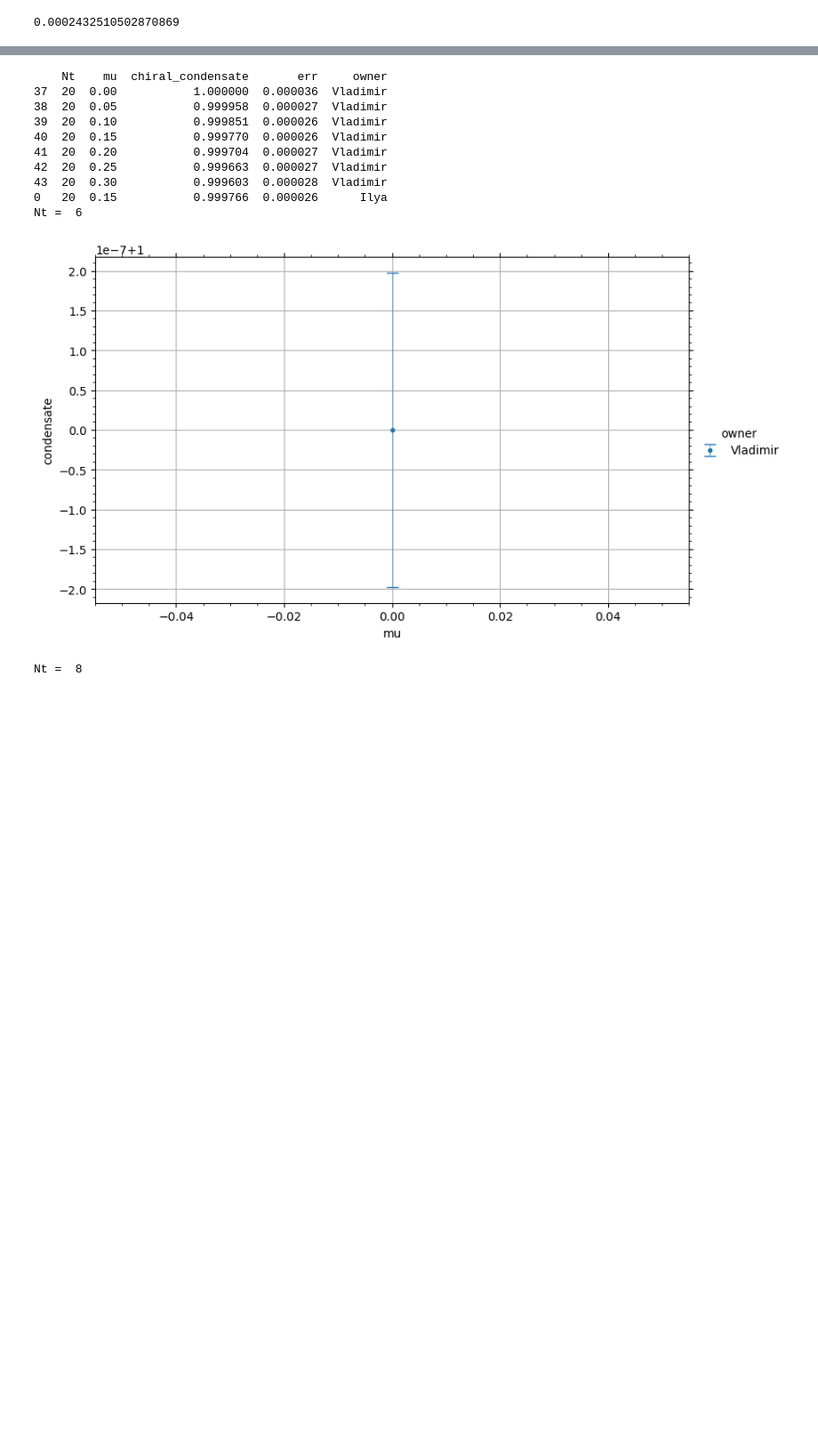
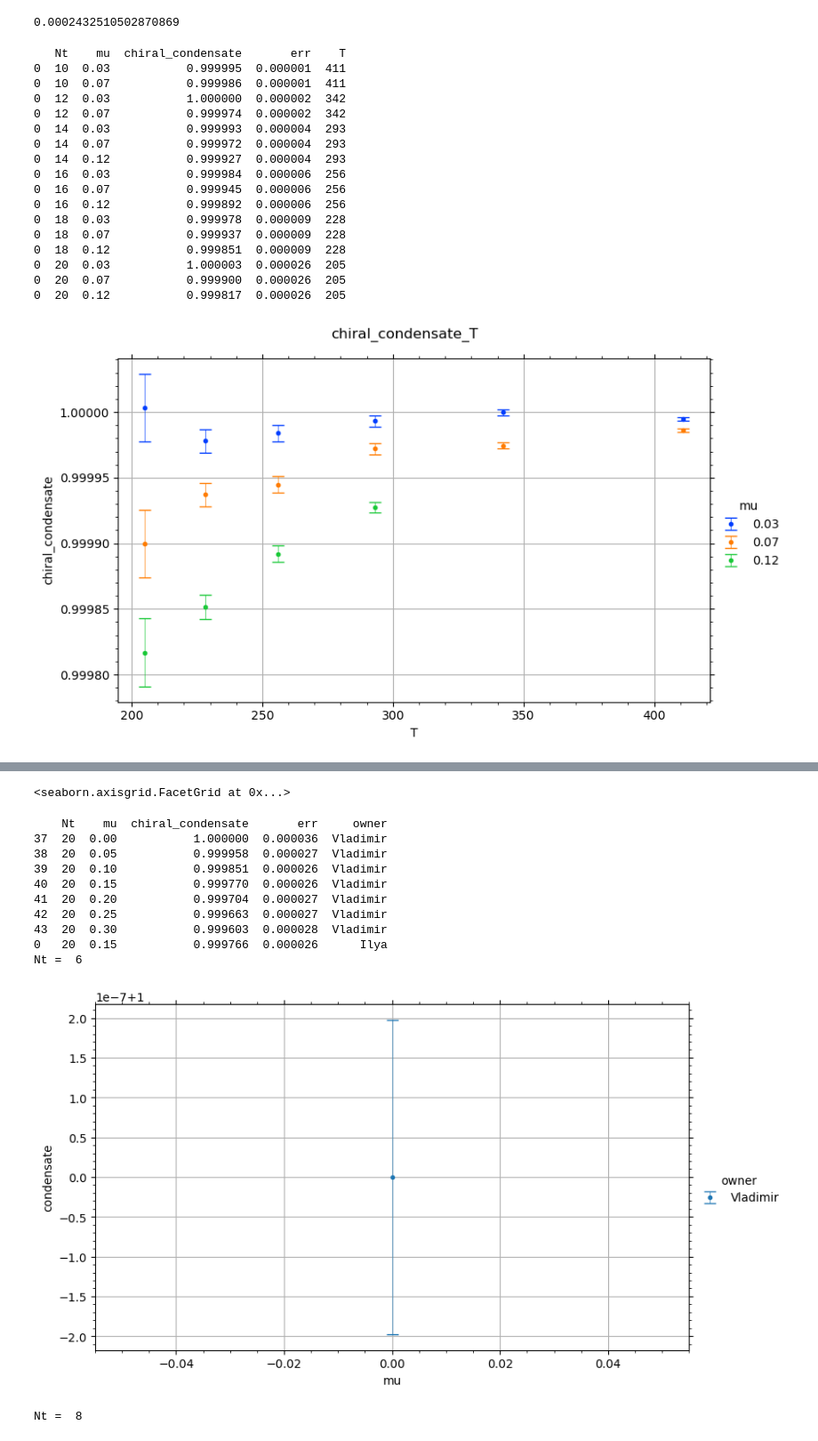
Before and after one commit to ilyakudrov/observables, a Jupyter notebook: python_jupyter/chiral_condensate/chiral_condensate.ipynb, the cells around one changed output, grey strips where cells are left out. Shown at 89% size. Drawn from its saved outputs; the diff is of its cells as text; code cells hidden in the pictures; blank space fills up the shorter version.

```diff
--- a/python_jupyter/chiral_condensate/chiral_condensate.ipynb
+++ b/python_jupyter/chiral_condensate/chiral_condensate.ipynb
@@ -23,6 +23,13 @@ a = 0.048 * fm_to_GeV / 1000
 print(a)
 # %% [output]
 0.0002432510502870869
+# %%
+def parse_lattice_sizes(lattice_name):
+    splited = lattice_name.split('_')
+    return int(splited[0][2:]), int(splited[1][2:])
+
+def parse_mu_value(mu_name):
+    return float(mu_name[6:])
 # %%
 def collect_condensates(params):
     df1 = []
@@ -36,9 +43,9 @@ def renormalize(df, observable_name):
     if(len(df[df['mu'] == 0][observable_name].to_numpy()) != 0):
         mu_zero = df[df['mu'] == 0][observable_name].to_numpy()[0]
         mu_err_zero = df[df['mu'] == 0]['err'].to_numpy()[0]
-    elif (len(df[df['mu'] == 0.05][observable_name].to_numpy()) != 0):
-        mu_zero = df[df['mu'] == 0.05][observable_name].to_numpy()[0]
-        mu_err_zero = df[df['mu'] == 0.05]['err'].to_numpy()[0]
+    elif (len(df[df['mu'] == 0.03][observable_name].to_numpy()) != 0):
+        mu_zero = df[df['mu'] == 0.03][observable_name].to_numpy()[0]
+        mu_err_zero = df[df['mu'] == 0.03]['err'].to_numpy()[0]
     else:
         mu_zero = 0
         mu_err_zero = 0
@@ -92,3 +99,48 @@ def get_func_value(df, func, x_val, param_names):
     fit_params = df.iloc[0][param_names].values
     y = func(x_val, *fit_params)
     return pd.DataFrame({'value': [y]})
+# %%
+df = []
+for lattice_size in ['Nt10_Ns32', 'Nt12_Ns32', 'Nt14_Ns32', 'Nt16_Ns32', 'Nt18_Ns32', 'Nt20_Ns32']:
+    for mu in ['mua_re0.03', 'mua_re0.07', 'mua_re0.12']:
+        file_path = f'../../result/condensates_vladimir_data/su2/qc2dstag/{lattice_size}/beta1.75/{mu}/rho0.15_ma0.0075_lambda0.00075/condensates_original.csv'
+        if (os.path.isfile(file_path)):
+            df.append(pd.read_csv(file_path))
+            Nt, Ns = parse_lattice_sizes(lattice_size)
+            mu_num = parse_mu_value(mu)
+            df[-1]['Nt'] = Nt
+            df[-1]['Ns'] = Ns
+            df[-1]['mu'] = mu_num
+
+df = pd.concat(df)
+df = df.rename({'err_chiral': 'err'}, axis=1)
+df = df[['Nt', 'mu', 'chiral_condensate', 'err']]
+df1 = pd.read_csv('../../result/vladimir_data/ChiralCond.txt', header=0, names=['Nt', 'mu', 'chiral_condensate', 'err', 'itime', 'fs', 'W', 's', 'iconf'], delimiter=' ', skipinitialspace=True, comment='#')
+df1 = df1[['Nt', 'mu', 'chiral_condensate', 'err']]
+df = pd.concat([df, df1])
+df['T'] = np.int32(1 / (df['Nt'] * a))
+df = df.groupby(['Nt']).apply(renormalize, 'chiral_condensate', include_groups=False).reset_index(level=['Nt'])
+df = df[df['mu'].isin([0.03, 0.07, 0.12])]
+print(df.to_string())
+plots.plot_potential_single(df, 'T', 'chiral_condensate', 'mu', 'T', 'chiral_condensate', 'chiral_condensate_T', '../../images/qc2dstag/chiral_condensate', 'chiral_condensate_T', True, err='err')
+plots.plot_potential_single(df, 'mu', 'chiral_condensate', 'T', 'mu', 'chiral_condensate', 'chiral_condensate_mu', '../../images/qc2dstag/chiral_condensate', 'chiral_condensate_mu', True, err='err')
+# df.groupby(['Nt']).apply(plot_chiral_condensate_nt, 'chiral_condensate', 'mu', 'Nt', '../../images/qc2dstag/chiral_condensate', 'chiral_condensate_Nt', include_groups=False)
+# %% [output]
+   Nt    mu  chiral_condensate       err    T
+0  10  0.03           0.999995  0.000001  411
+0  10  0.07           0.999986  0.000001  411
+0  12  0.03           1.000000  0.000002  342
+0  12  0.07           0.999974  0.000002  342
+0  14  0.03           0.999993  0.000004  293
+0  14  0.07           0.999972  0.000004  293
+0  14  0.12           0.999927  0.000004  293
+0  16  0.03           0.999984  0.000006  256
+0  16  0.07           0.999945  0.000006  256
+0  16  0.12           0.999892  0.000006  256
+0  18  0.03           0.999978  0.000009  228
+0  18  0.07           0.999937  0.000009  228
+0  18  0.12           0.999851  0.000009  228
+0  20  0.03           1.000003  0.000026  205
+0  20  0.07           0.999900  0.000026  205
+0  20  0.12           0.999817  0.000026  205
+[figure, added]
@@ -95,3 +148,4 @@ def get_func_value(df, func, x_val, param_names):
+<seaborn.axisgrid.FacetGrid at 0x...>
 # %%
 df = pd.read_csv('../../result/vladimir_data/ChiralCond.txt', header=0, names=['Nt', 'mu', 'chiral_condensate', 'err', 'itime', 'fs', 'W', 's', 'iconf'], delimiter=' ', skipinitialspace=True, comment='#')
 df = df[['Nt', 'mu', 'chiral_condensate', 'err']]
```
Also changed, not shown: parts of 1 cell of this notebook, 12 other files.
